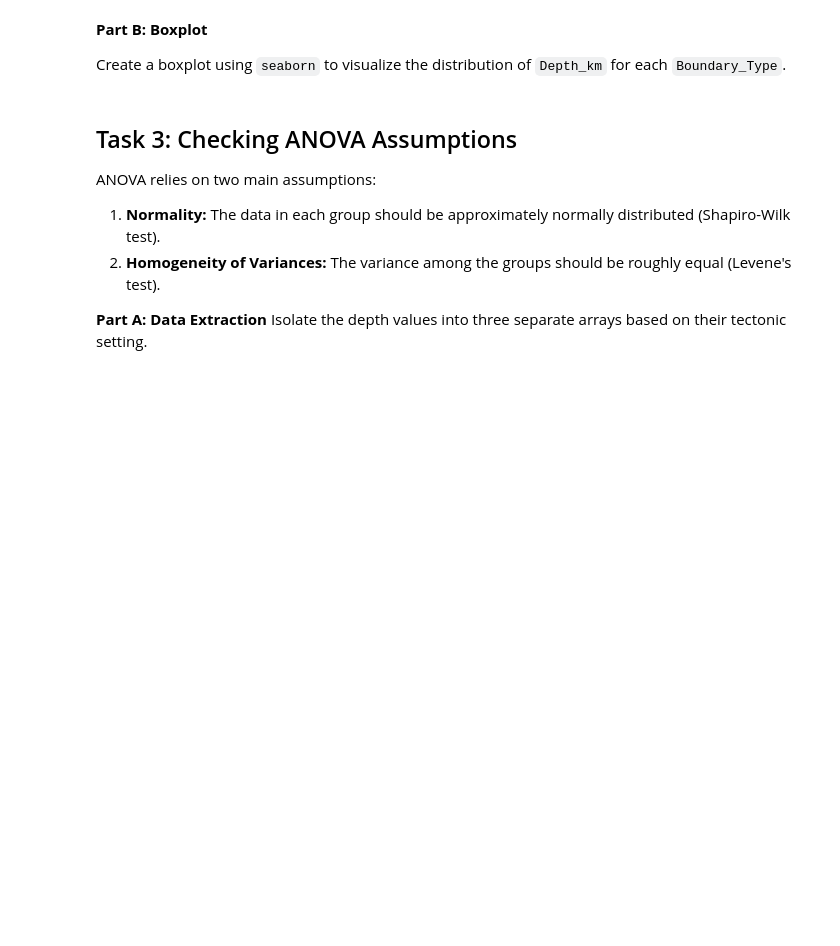
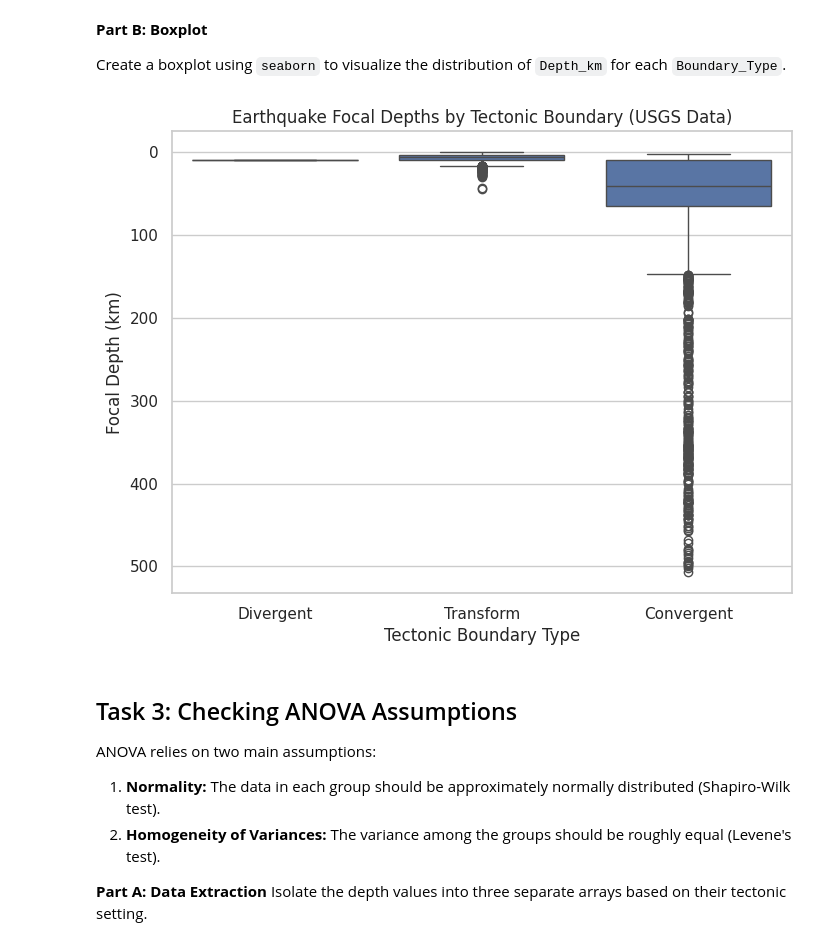
Before and after one commit to slackoly/ES2245, a Jupyter notebook: ES2245_lab5_sedlacko.ipynb, the cells around one changed output. Cells and saved outputs as stored; diff of their text form; code cells hidden in the pictures; blank space fills up the shorter version.

```diff
--- a/ES2245_lab5_sedlacko.ipynb
+++ b/ES2245_lab5_sedlacko.ipynb
@@ -138,17 +165,20 @@ Create a boxplot using `seaborn` to visualize the distribution of `Depth_km` for
 # %%
 plt.figure(figsize=(8, 6))
 
 # Use sns.boxplot to plot 'Boundary_Type' on the x-axis and 'Depth_km' on the y-axis.
 # HINT: sns.boxplot(x='...', y='...', data=...)
 # YOUR CODE HERE:
 
+sns.boxplot(x='Boundary_Type', y='Depth_km', data=df)
 
 plt.title('Earthquake Focal Depths by Tectonic Boundary (USGS Data)')
 plt.xlabel('Tectonic Boundary Type')
 plt.ylabel('Focal Depth (km)')
 # Invert y-axis so deeper earthquakes are visually lower on the plot
 plt.gca().invert_yaxis()
 plt.show()
+# %% [output]
+[figure, added]
 # %% [markdown]
 ## Task 3: Checking ANOVA Assumptions
 ANOVA relies on two main assumptions:
```
Also changed, not shown: parts of 10 cells of this notebook.
